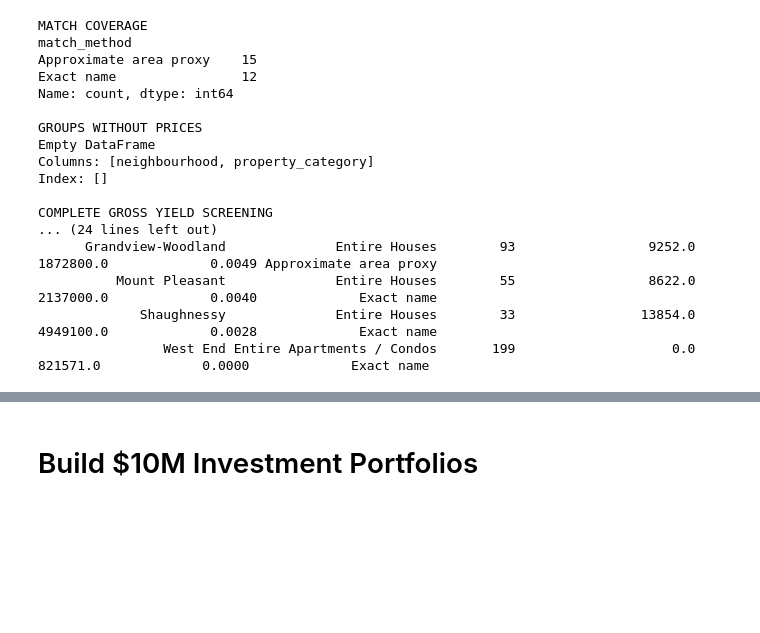
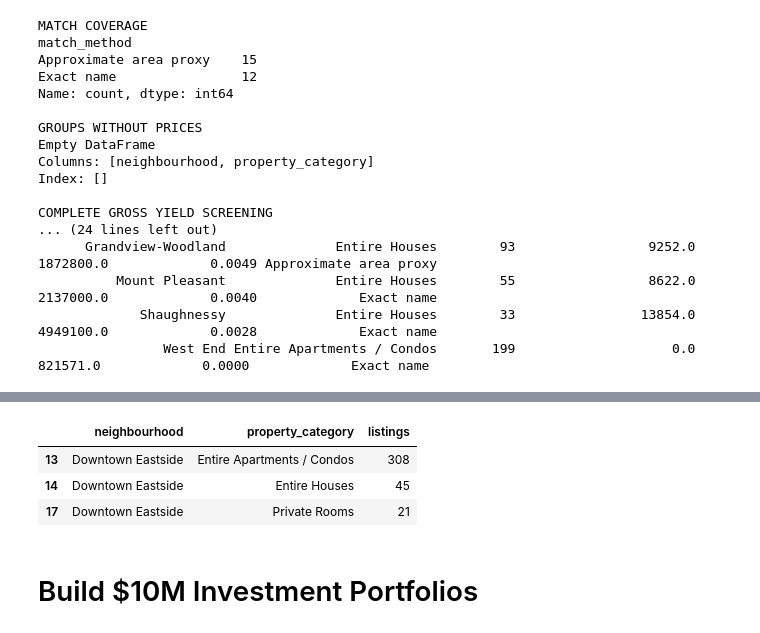
Before and after one commit to eMongoose/DSSS-DataJam-2026, a Jupyter notebook: models/model2/investment_roi.ipynb, the cells around one changed output, grey strips where cells are left out. Saved outputs shown, nothing was run; the diff lists cells and outputs as text; code cells hidden in the pictures; blank space fills up the shorter version.

```diff
--- a/models/model2/investment_roi.ipynb
+++ b/models/model2/investment_roi.ipynb
@@ -868,0 +872,87 @@ COMPLETE GROSS YIELD SCREENING
+# %%
+
+# Use cleaning.py prices instead of BC Assessment proxies
+import importlib
+import cleaning
+
+importlib.reload(cleaning)
+
+from cleaning import NEIGHBOURHOOD_PURCHASE_PRICE_CAD
+
+# Minor naming differences
+NEIGHBOURHOOD_ALIASES = {
+    "Dunbar Southlands": "Dunbar-Southlands",
+}
+
+# Use existing Airbnb neighbourhood/property groups
+price_candidates = roi_groups.copy()
+
+price_candidates["price_neighbourhood"] = (
+    price_candidates["neighbourhood"]
+    .replace(NEIGHBOURHOOD_ALIASES)
+)
+
+def lookup_price(row):
+    area_prices = NEIGHBOURHOOD_PURCHASE_PRICE_CAD.get(
+        row["price_neighbourhood"], {}
+    )
+    return area_prices.get(row["property_category"], np.nan)
+
+price_candidates["assessed_price_proxy"] = (
+    price_candidates.apply(lookup_price, axis=1)
+)
+
+price_candidates["match_method"] = np.where(
+    price_candidates["assessed_price_proxy"].notna(),
+    "User-provided neighbourhood price table",
+    "Missing price or neighbourhood mapping"
+)
+
+price_candidates["gross_yield_proxy"] = (
+    price_candidates["median_annual_revenue"]
+    / price_candidates["assessed_price_proxy"]
+)
+
+# Include the five supported categories.
+# Excludes shared rooms, Other and commercial/hospitality.
+supported_categories = [
+    "Entire Houses",
+    "Entire Townhouses",
+    "Entire Apartments / Condos",
+    "Secondary Suites / Guest Units",
+    "Private Rooms",
+]
+
+roi_complete = price_candidates[
+    price_candidates["property_category"].isin(
+        supported_categories
+    )
+].copy()
+
+print("PROPERTY GROUPS WITH PRICES:")
+display(
+    roi_complete[
+        roi_complete["assessed_price_proxy"].notna()
+    ][
+        [
+            "neighbourhood",
+            "property_category",
+            "listings",
+            "assessed_price_proxy",
+            "median_annual_revenue",
+            "gross_yield_proxy"
+        ]
+    ].sort_values(
+        "gross_yield_proxy", ascending=False
+    ).round(4)
+)
+
+print("\nUNMATCHED NEIGHBOURHOODS / CATEGORIES:")
+display(
+    roi_complete[
+        roi_complete["assessed_price_proxy"].isna()
+    ][
+        ["neighbourhood", "property_category", "listings"]
+    ]
+)
+# %% [output]
@@ -868,0 +978,4 @@ COMPLETE GROSS YIELD SCREENING
+|  | neighbourhood | property_category | listings |
+| 13 | Downtown Eastside | Entire Apartments / Condos | 308 |
+| 14 | Downtown Eastside | Entire Houses | 45 |
+| 17 | Downtown Eastside | Private Rooms | 21 |
```
Also changed, not shown: parts of 21 cells of this notebook, 10 other files.
